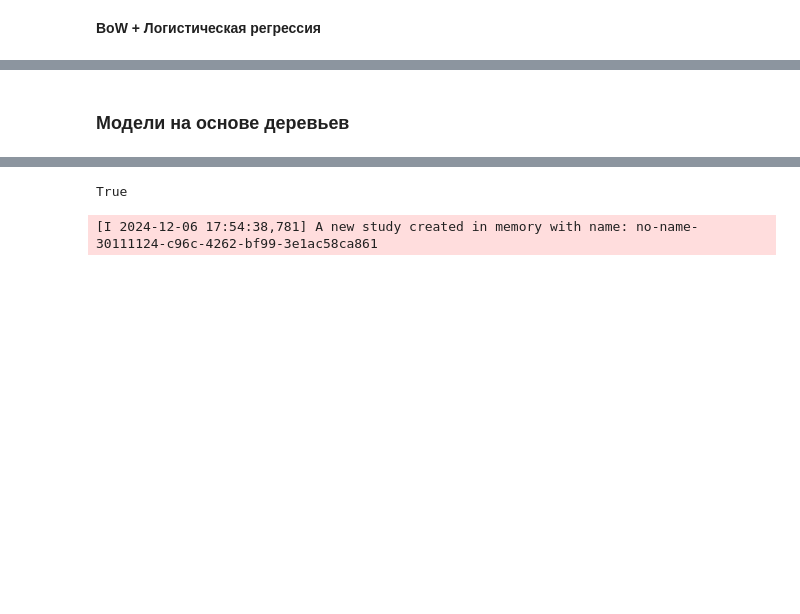
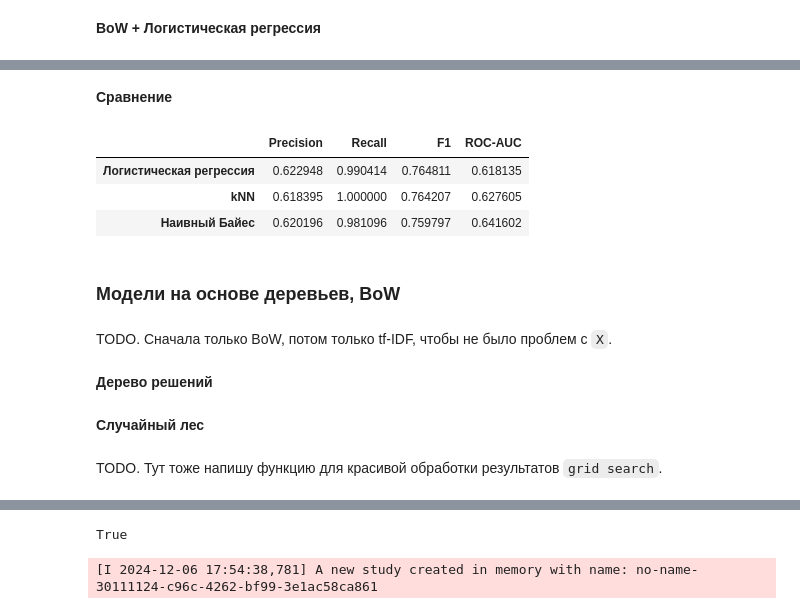
Before and after one commit to sergeiperel/nlp-sentiment-analysis, a Jupyter notebook: model.ipynb, the cells around one changed output, grey strips where cells are left out. Drawn from its saved outputs; the diff is of its cells as text; code cells hidden in the pictures; blank space fills up the shorter version.

Commit message:
Допилил простые модели + сделал заготовку под примитивные модели и модели на основе деревьев, осталось все оформить

```diff
--- a/model.ipynb
+++ b/model.ipynb
@@ -65,0 +329,12 @@ Number of mislabeled points out of a total 4133 points : 1512
+# %%
+lr = LogisticRegression(max_iter=1000)
+# %%
+%%time
+
+grid_search_res = GridSearchCV(
+    estimator=lr,
+    param_grid={'C': np.linspace(0.1, 1, 50)},
+    scoring='roc_auc',
+    cv=10,
+    return_train_score=True
+).fit(X, y)
@@ -65,0 +344,23 @@ Number of mislabeled points out of a total 4133 points : 1512
+# %%
+lr = LogisticRegression(
+    max_iter=1000,
+    C=return_best_param(
+        grid_search_res.cv_results_,
+        'C'
+    )
+)
+# %%
+%%time
+
+simple_metric_vals.append(
+    prettify_scores(
+        scores_dict=cross_validate(
+            estimator=lr,
+            X=X,
+            y=y,
+            scoring=['precision', 'recall', 'f1', 'roc_auc'],
+            cv=10
+        ),
+        model_name='Логистическая регрессия + BoW'
+    )
+)
@@ -66,2 +370,19 @@ Number of mislabeled points out of a total 4133 points : 1512
+# %% [markdown]
+**Сравнение**
+# %%
+pd.concat(simple_metric_vals)
+# %% [output]
+|  | Precision | Recall | F1 | ROC-AUC |
+| Логистическая регрессия | 0.622948 | 0.990414 | 0.764811 | 0.618135 |
+| kNN | 0.618395 | 1.000000 | 0.764207 | 0.627605 |
+| Наивный Байес | 0.620196 | 0.981096 | 0.759797 | 0.641602 |
 # %% [markdown]
-### Модели на основе деревьев
+### Модели на основе деревьев, BoW
+# %% [markdown]
+TODO. Сначала только BoW, потом только tf-IDF, чтобы не было проблем с `X`.
+# %% [markdown]
+**Дерево решений**
+# %% [markdown]
+**Случайный лес**
+# %% [markdown]
+TODO. Тут тоже напишу функцию для красивой обработки результатов `grid search`.
```
Also changed, not shown: parts of 83 cells of this notebook, 1 other file.
